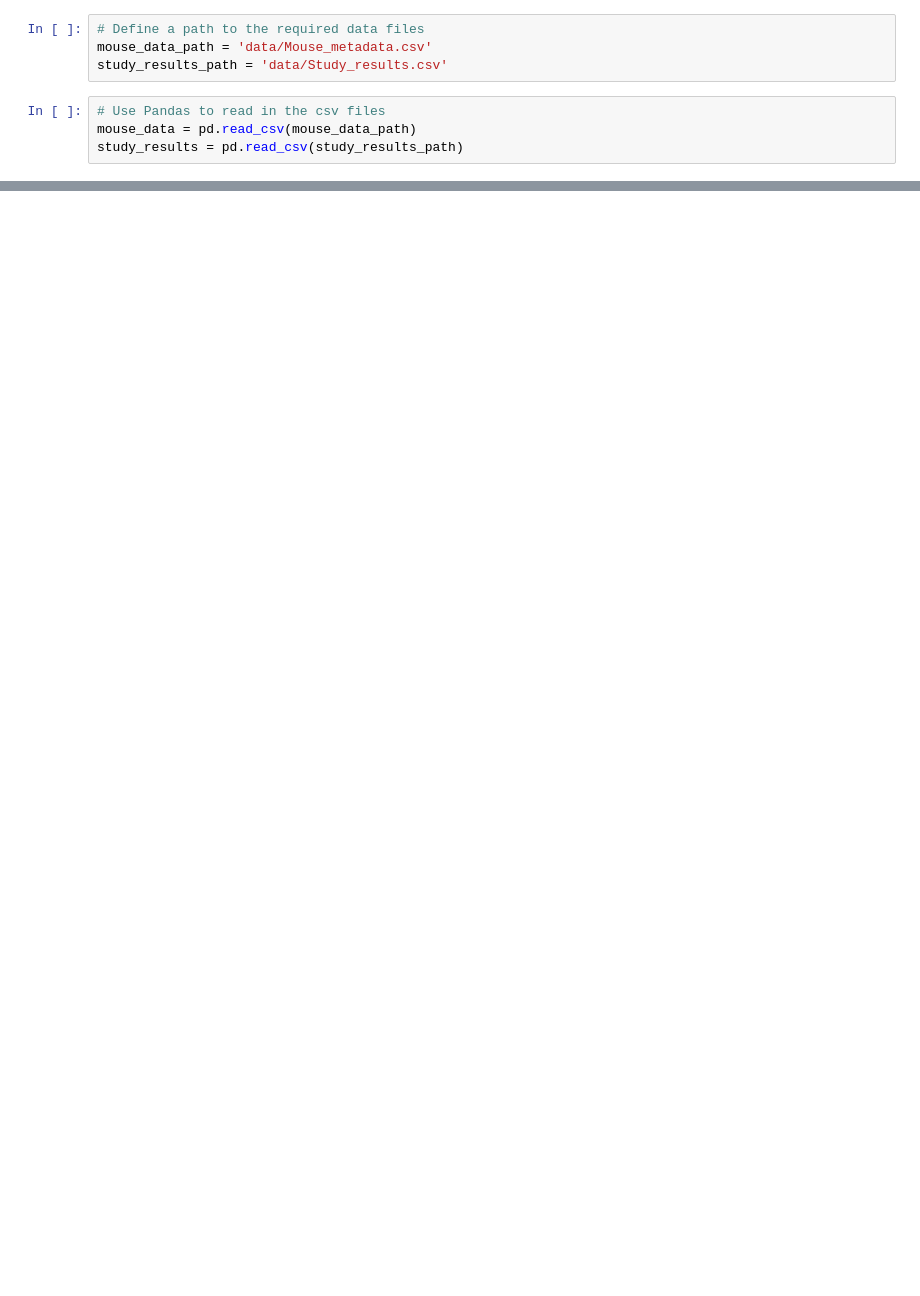
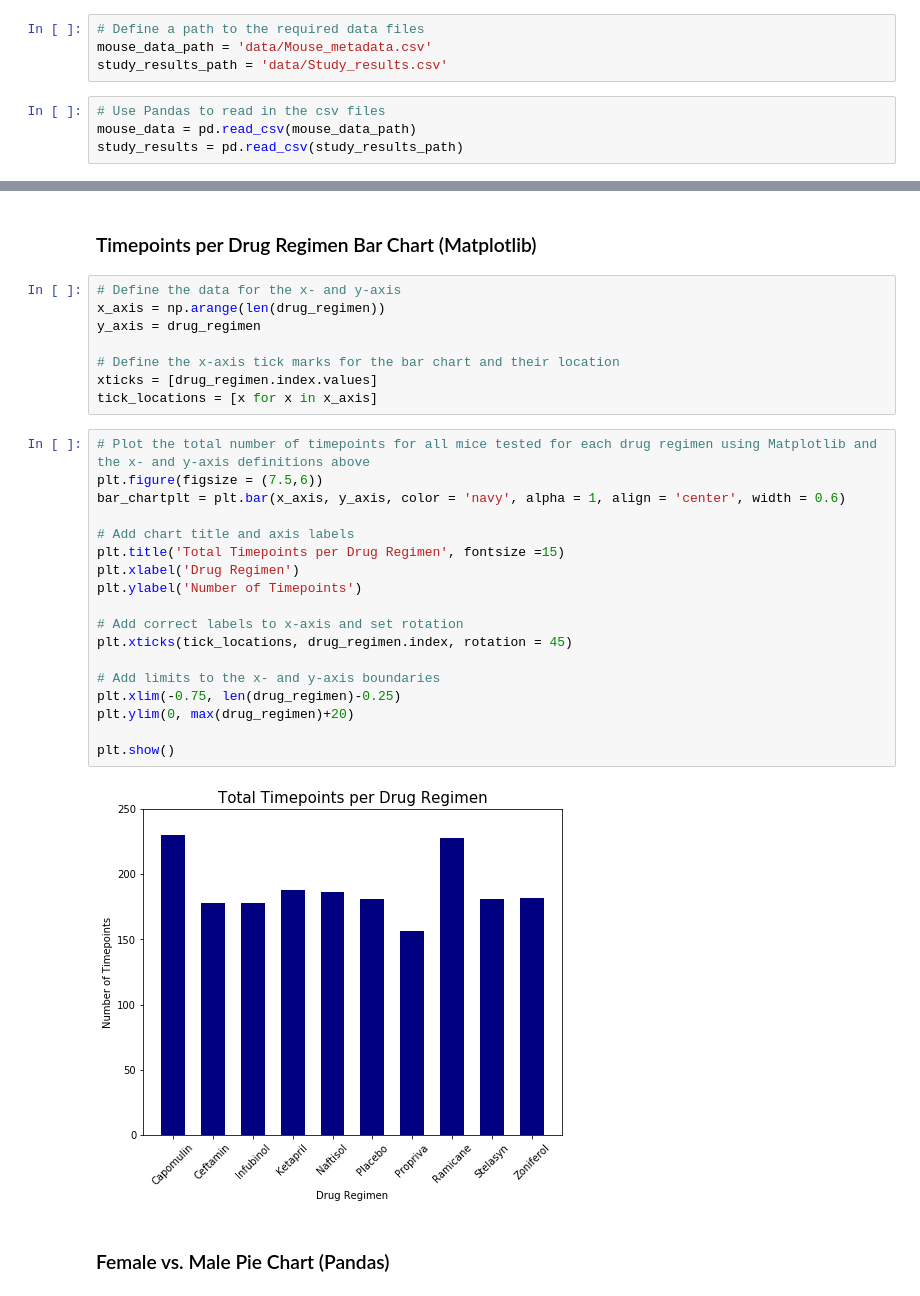
Before and after one commit to golson002/05-MatPlotLib-Challenge, a Jupyter notebook: Pymaceuticals/MatPlotLib_Submission.ipynb, the cells around one changed output, grey strips where cells are left out. Saved outputs shown, nothing was run; the diff lists cells and outputs as text; blank space fills up the shorter version.

```diff
--- a/Pymaceuticals/MatPlotLib_Submission.ipynb
+++ b/Pymaceuticals/MatPlotLib_Submission.ipynb
@@ -25,0 +284,32 @@ mouse_results_df.head()
+# %% [markdown]
+### Timepoints per Drug Regimen Bar Chart (Matplotlib)
+# %%
+# Define the data for the x- and y-axis
+x_axis = np.arange(len(drug_regimen))
+y_axis = drug_regimen
+
+# Define the x-axis tick marks for the bar chart and their location
+xticks = [drug_regimen.index.values]
+tick_locations = [x for x in x_axis]
+# %%
+# Plot the total number of timepoints for all mice tested for each drug regimen using Matplotlib and the x- and y-axis definitions above
+plt.figure(figsize = (7.5,6))
+bar_chartplt = plt.bar(x_axis, y_axis, color = 'navy', alpha = 1, align = 'center', width = 0.6)
+
+# Add chart title and axis labels
+plt.title('Total Timepoints per Drug Regimen', fontsize =15)
+plt.xlabel('Drug Regimen')
+plt.ylabel('Number of Timepoints')
+
+# Add correct labels to x-axis and set rotation
+plt.xticks(tick_locations, drug_regimen.index, rotation = 45)
+
+# Add limits to the x- and y-axis boundaries
+plt.xlim(-0.75, len(drug_regimen)-0.25)
+plt.ylim(0, max(drug_regimen)+20)
+
+plt.show()
+# %% [output]
+[figure, added]
+# %% [markdown]
+### Female vs. Male Pie Chart (Pandas)
```
Also changed, not shown: parts of 42 cells of this notebook.
